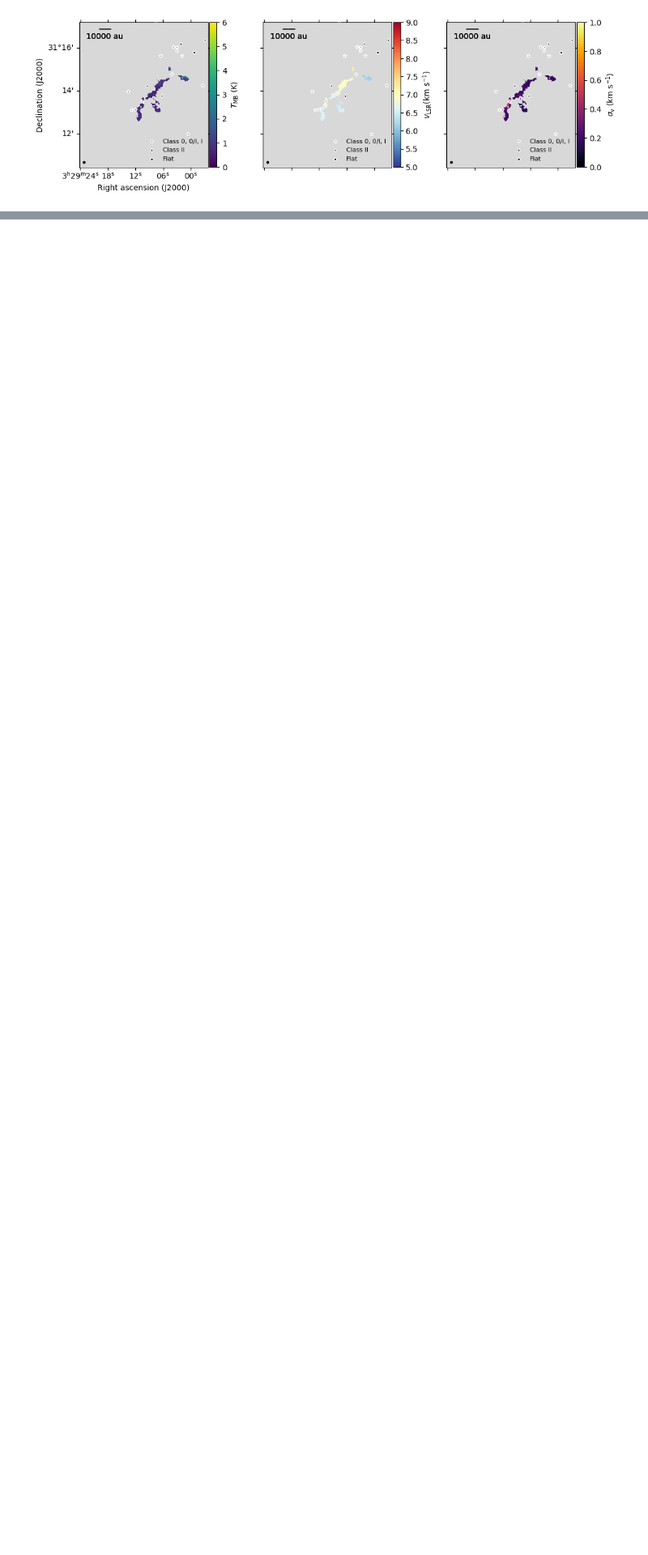
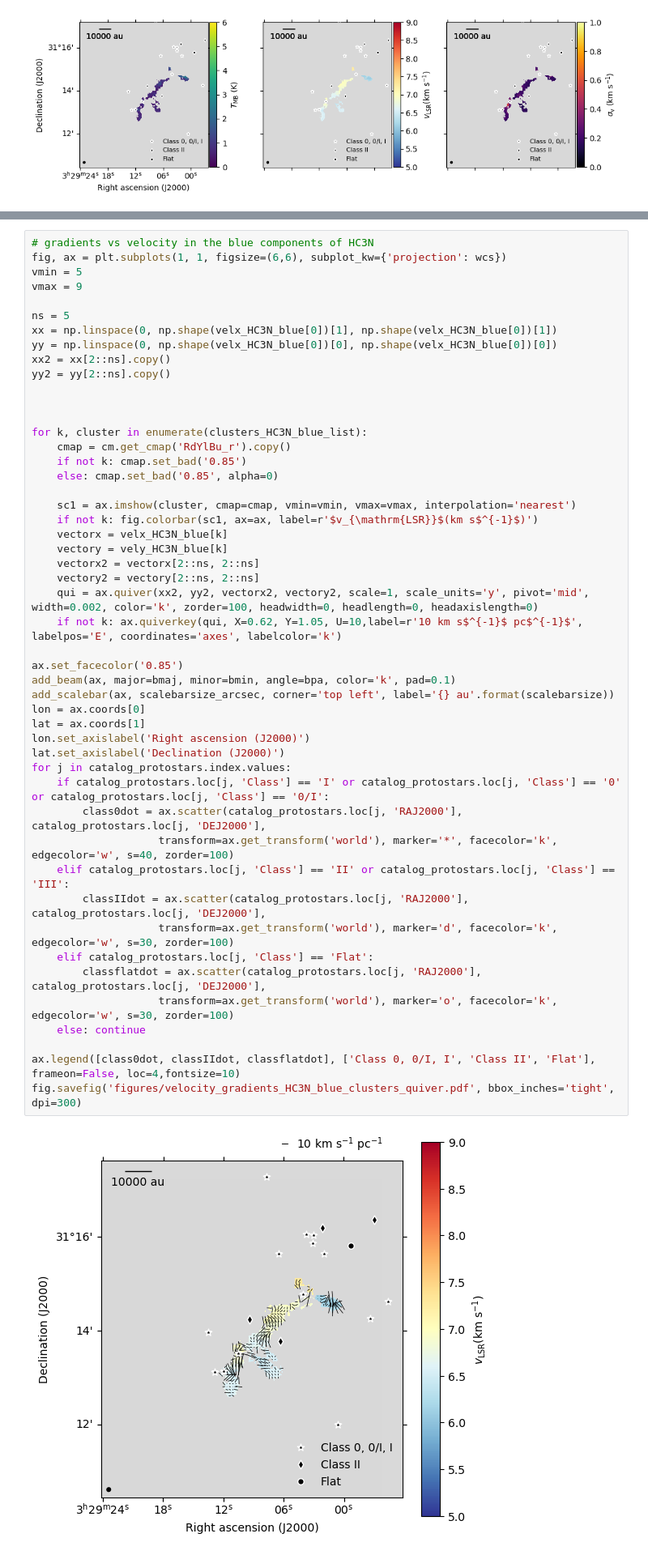
Before and after one commit to tere-valdivia/propstar_gasflow, a Jupyter notebook: figures_NGC1333SE.ipynb, the cells around one changed output, grey strips where cells are left out. Shown at 81% size. Cells and saved outputs as stored; diff of their text form; blank space fills up the shorter version.

```diff
--- a/figures_NGC1333SE.ipynb
+++ b/figures_NGC1333SE.ipynb
@@ -1202,0 +1277,51 @@ fig.savefig('figures/HC3N_cluster2_6_7_props.pdf', bbox_inches='tight', dpi=300)
+# %%
+# gradients vs velocity in the blue components of HC3N
+fig, ax = plt.subplots(1, 1, figsize=(6,6), subplot_kw={'projection': wcs})
+vmin = 5
+vmax = 9
+
+ns = 5
+xx = np.linspace(0, np.shape(velx_HC3N_blue[0])[1], np.shape(velx_HC3N_blue[0])[1])
+yy = np.linspace(0, np.shape(velx_HC3N_blue[0])[0], np.shape(velx_HC3N_blue[0])[0])
+xx2 = xx[2::ns].copy()
+yy2 = yy[2::ns].copy()
+
+
+
+for k, cluster in enumerate(clusters_HC3N_blue_list):
+    cmap = cm.get_cmap('RdYlBu_r').copy()
+    if not k: cmap.set_bad('0.85')
+    else: cmap.set_bad('0.85', alpha=0)
+
+    sc1 = ax.imshow(cluster, cmap=cmap, vmin=vmin, vmax=vmax, interpolation='nearest')
+    if not k: fig.colorbar(sc1, ax=ax, label=r'$v_{\mathrm{LSR}}$(km s$^{-1}$)')
+    vectorx = velx_HC3N_blue[k]
+    vectory = vely_HC3N_blue[k]
+    vectorx2 = vectorx[2::ns, 2::ns]
+    vectory2 = vectory[2::ns, 2::ns]
+    qui = ax.quiver(xx2, yy2, vectorx2, vectory2, scale=1, scale_units='y', pivot='mid', width=0.002, color='k', zorder=100, headwidth=0, headlength=0, headaxislength=0)
+    if not k: ax.quiverkey(qui, X=0.62, Y=1.05, U=10,label=r'10 km s$^{-1}$ pc$^{-1}$', labelpos='E', coordinates='axes', labelcolor='k')
+
+ax.set_facecolor('0.85')
+add_beam(ax, major=bmaj, minor=bmin, angle=bpa, color='k', pad=0.1)
+add_scalebar(ax, scalebarsize_arcsec, corner='top left', label='{} au'.format(scalebarsize))
+lon = ax.coords[0]
+lat = ax.coords[1]
+lon.set_axislabel('Right ascension (J2000)')
+lat.set_axislabel('Declination (J2000)')
+for j in catalog_protostars.index.values:
+    if catalog_protostars.loc[j, 'Class'] == 'I' or catalog_protostars.loc[j, 'Class'] == '0' or catalog_protostars.loc[j, 'Class'] == '0/I':
+        class0dot = ax.scatter(catalog_protostars.loc[j, 'RAJ2000'], catalog_protostars.loc[j, 'DEJ2000'],
+                    transform=ax.get_transform('world'), marker='*', facecolor='k', edgecolor='w', s=40, zorder=100)
+    elif catalog_protostars.loc[j, 'Class'] == 'II' or catalog_protostars.loc[j, 'Class'] == 'III':
+        classIIdot = ax.scatter(catalog_protostars.loc[j, 'RAJ2000'], catalog_protostars.loc[j, 'DEJ2000'],
+                    transform=ax.get_transform('world'), marker='d', facecolor='k', edgecolor='w', s=30, zorder=100)
+    elif catalog_protostars.loc[j, 'Class'] == 'Flat':
+        classflatdot = ax.scatter(catalog_protostars.loc[j, 'RAJ2000'], catalog_protostars.loc[j, 'DEJ2000'],
+                    transform=ax.get_transform('world'), marker='o', facecolor='k', edgecolor='w', s=30, zorder=100)
+    else: continue
+
+ax.legend([class0dot, classIIdot, classflatdot], ['Class 0, 0/I, I', 'Class II', 'Flat'], frameon=False, loc=4,fontsize=10)
+fig.savefig('figures/velocity_gradients_HC3N_blue_clusters_quiver.pdf', bbox_inches='tight', dpi=300)
+# %% [output]
+[figure, added]
```
Also changed, not shown: parts of 7 cells of this notebook, 13 other files.
